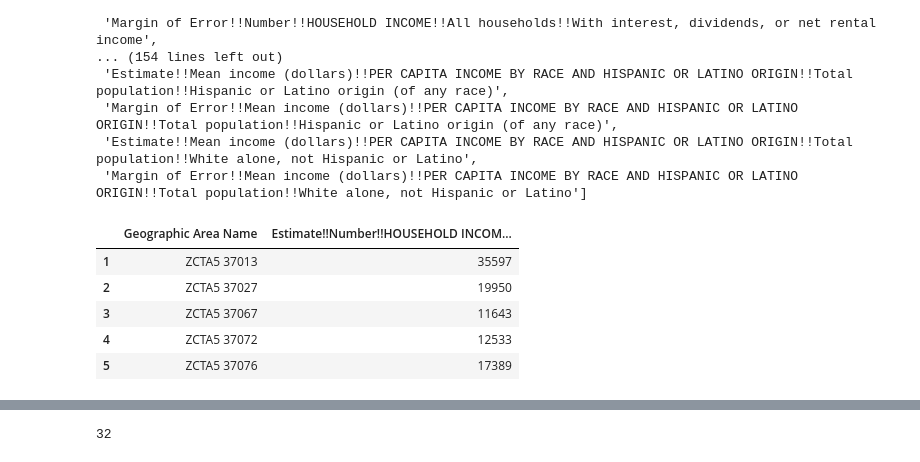
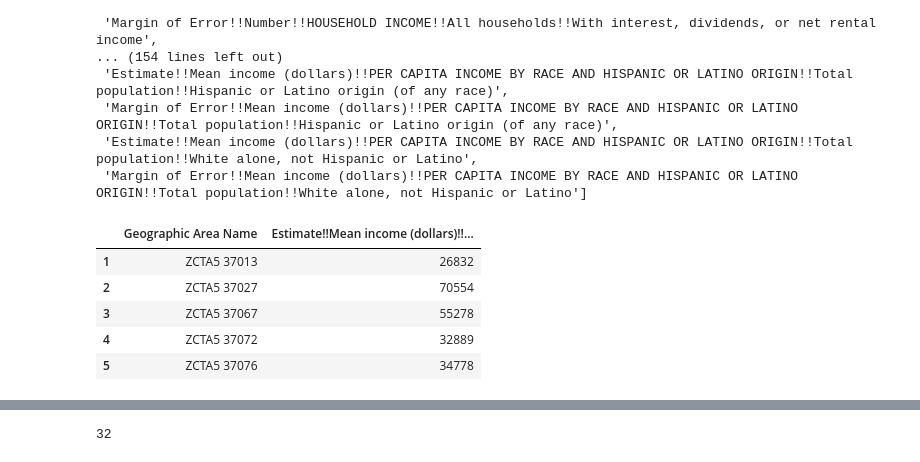
Before and after one commit to HannaKim4673/Beer_Restaurant_Success, a Jupyter notebook: Demographics_dataRW.ipynb, the cells around one changed output, grey strips where cells are left out. Saved outputs shown, nothing was run; the diff lists cells and outputs as text; code cells hidden in the pictures.

Commit message:
corrected Demogrphics_dataRW.ipynb and printed updated income_data_clean.csv and merged demographics csv

```diff
--- a/Demographics_dataRW.ipynb
+++ b/Demographics_dataRW.ipynb
@@ -284,15 +284,15 @@ list(income_df.columns.values)
  'Margin of Error!!Mean income (dollars)!!PER CAPITA INCOME BY RACE AND HISPANIC OR LATINO ORIGIN!!Total population!!White alone, not Hispanic or Latino']
 # %%
 # select columns to keep
-income_df = income_df[["Geographic Area Name","Estimate!!Number!!HOUSEHOLD INCOME!!All households"]]
+income_df = income_df[["Geographic Area Name","Estimate!!Mean income (dollars)!!PER CAPITA INCOME BY RACE AND HISPANIC OR LATINO ORIGIN!!Total population"]]
 income_df.head()
 # %% [output]
-|  | Geographic Area Name | Estimate!!Number!!HOUSEHOLD INCOM... |
-| 1 | ZCTA5 37013 | 35597 |
-| 2 | ZCTA5 37027 | 19950 |
-| 3 | ZCTA5 37067 | 11643 |
-| 4 | ZCTA5 37072 | 12533 |
-| 5 | ZCTA5 37076 | 17389 |
+|  | Geographic Area Name | Estimate!!Mean income (dollars)!!... |
+| 1 | ZCTA5 37013 | 26832 |
+| 2 | ZCTA5 37027 | 70554 |
+| 3 | ZCTA5 37067 | 55278 |
+| 4 | ZCTA5 37072 | 32889 |
+| 5 | ZCTA5 37076 | 34778 |
 # %%
 # change name of Geographic Area Name column to zip_code
 income_df = income_df.rename(columns={"Geographic Area Name":"zip_code",
```
Also changed, not shown: parts of 2 cells of this notebook, 2 other files.
